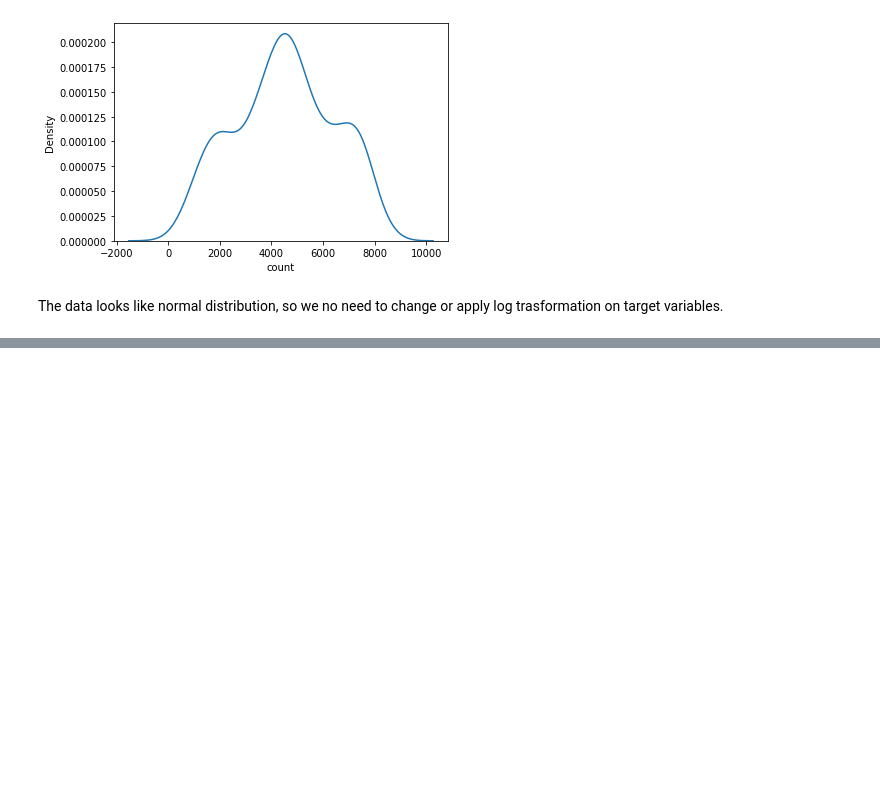
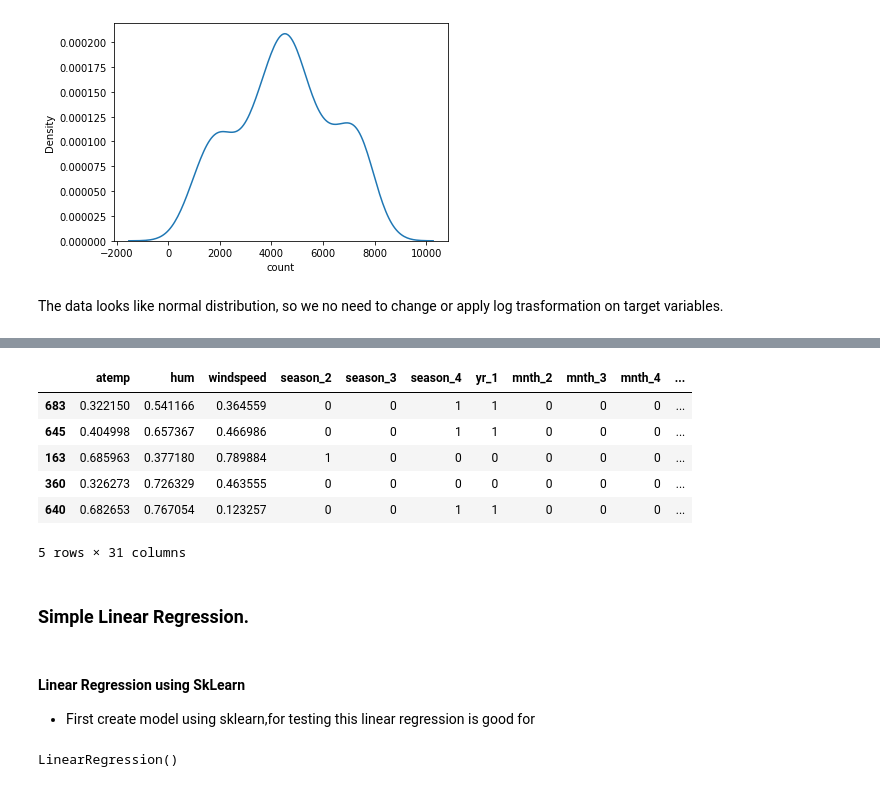
Before and after one commit to HussainPythonista/LinearRegressionModel, a Jupyter notebook: Boom_Bike_price.ipynb, the cells around one changed output, grey strips where cells are left out. Drawn from its saved outputs; the diff is of its cells as text; code cells hidden in the pictures; blank space fills up the shorter version.

```diff
--- a/Boom_Bike_price.ipynb
+++ b/Boom_Bike_price.ipynb
@@ -1044,0 +1078,4 @@ The data looks like normal distribution, so we no need to change or apply log tr
+# %%
+from sklearn.model_selection import train_test_split
+
+X_train, X_test, y_train, y_test = train_test_split(X, y, test_size=0.30, random_state=42)
@@ -1044,0 +1101,25 @@ The data looks like normal distribution, so we no need to change or apply log tr
+# %%
+X_train.head()
+# %% [output]
+|  | atemp | hum | windspeed | season_2 | season_3 | season_4 | yr_1 | mnth_2 | mnth_3 | mnth_4 | ... |
+| 683 | 0.322150 | 0.541166 | 0.364559 | 0 | 0 | 1 | 1 | 0 | 0 | 0 | ... |
+| 645 | 0.404998 | 0.657367 | 0.466986 | 0 | 0 | 1 | 1 | 0 | 0 | 0 | ... |
+| 163 | 0.685963 | 0.377180 | 0.789884 | 1 | 0 | 0 | 0 | 0 | 0 | 0 | ... |
+| 360 | 0.326273 | 0.726329 | 0.463555 | 0 | 0 | 0 | 0 | 0 | 0 | 0 | ... |
+| 640 | 0.682653 | 0.767054 | 0.123257 | 0 | 0 | 1 | 1 | 0 | 0 | 0 | ... |
+5 rows × 31 columns
+# %% [markdown]
+### Simple Linear Regression.
+# %% [markdown]
+#### Linear Regression using SkLearn
+- First create model using sklearn,for testing this linear regression is good for
+# %%
+#Importing necessary library
+from sklearn import linear_model
+#Creating Linear model object
+linear_model = linear_model.LinearRegression()
+
+#Fitting Model
+linear_model.fit(X_train,y_train)
+# %% [output]
+LinearRegression()
```
Also changed, not shown: parts of 25 cells of this notebook.
